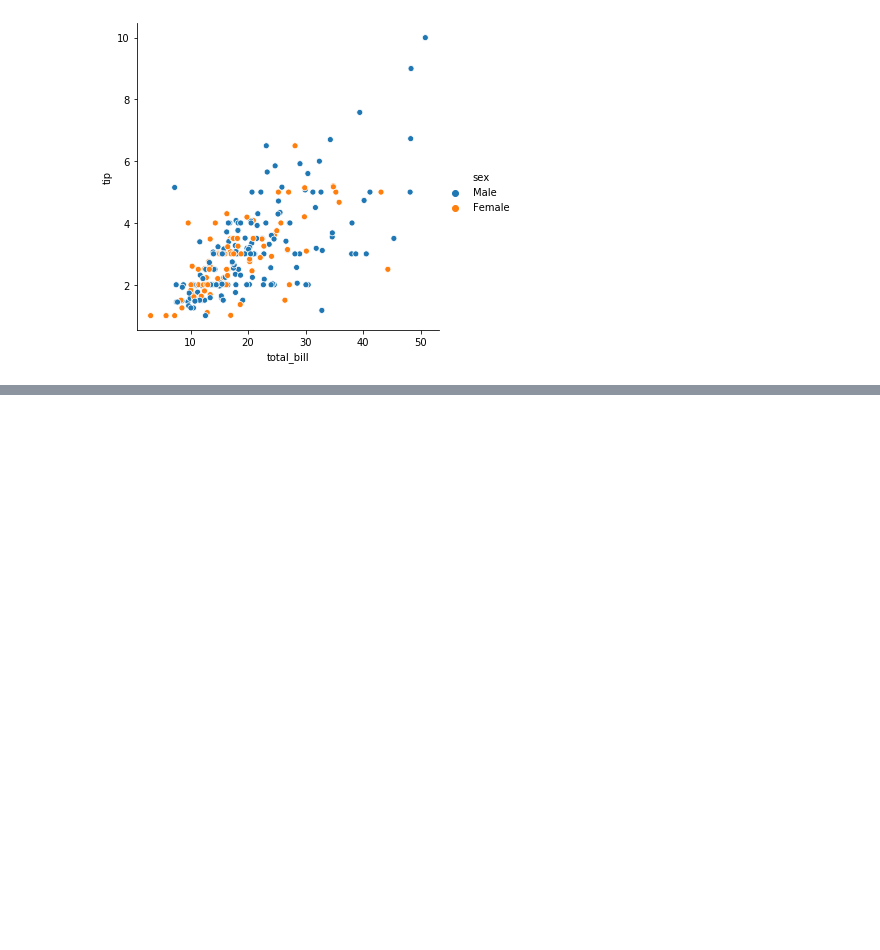
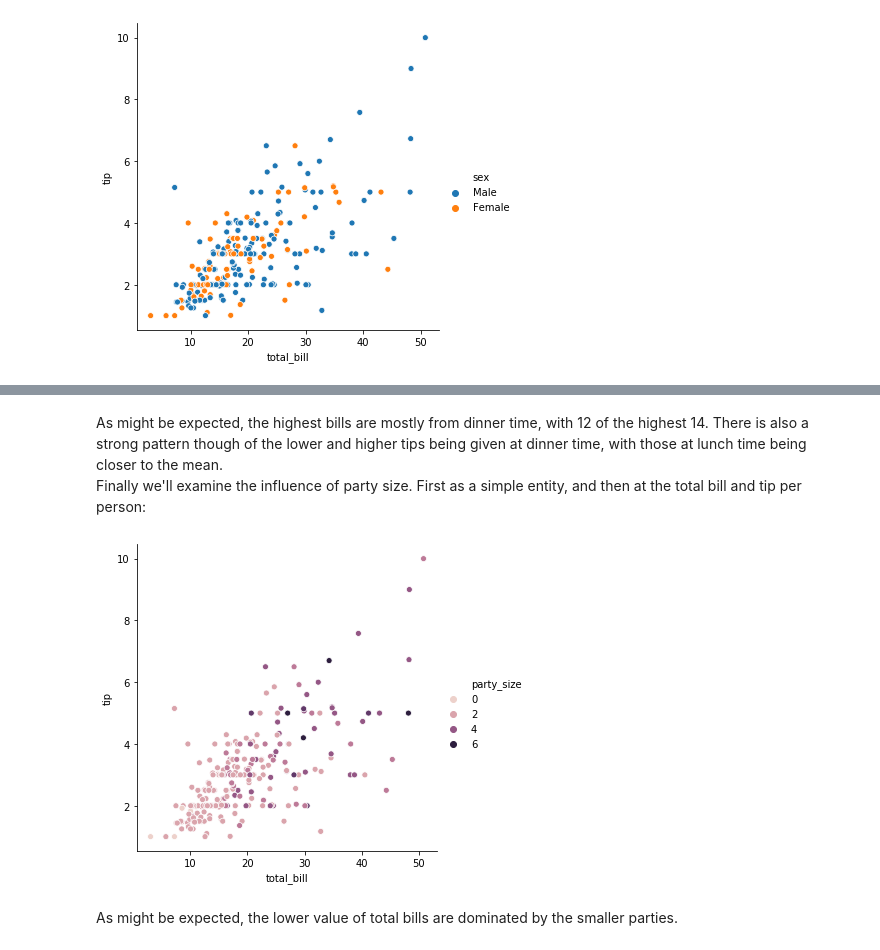
Before and after one commit to NigelSlack/Fundamentals-of-Data-Analysis, a Jupyter notebook: jupyter_notebook.ipynb, the cells around one changed output, grey strips where cells are left out. Drawn from its saved outputs; the diff is of its cells as text; code cells hidden in the pictures; blank space fills up the shorter version.

```diff
--- a/jupyter_notebook.ipynb
+++ b/jupyter_notebook.ipynb
@@ -44,0 +78,10 @@ The largest bills are principally paid by males (12 of the highest 14), and outl
+# %% [markdown]
+As might be expected, the highest bills are mostly from dinner time, with 12 of the highest 14. There is also a strong pattern though of the lower and higher tips being given at dinner time, with those at lunch time being closer to the mean.
+Finally we'll examine the influence of party size. First as a simple entity, and then at the total bill and tip per person:
+# %%
+sns.relplot(x=columnNames[0],y=columnNames[1],hue=columnNames[6],data=df)
+plt.show()
+# %% [output]
+[figure, added]
+# %% [markdown]
+As might be expected, the lower value of total bills are dominated by the smaller parties.
```
Also changed, not shown: parts of 9 cells of this notebook.
